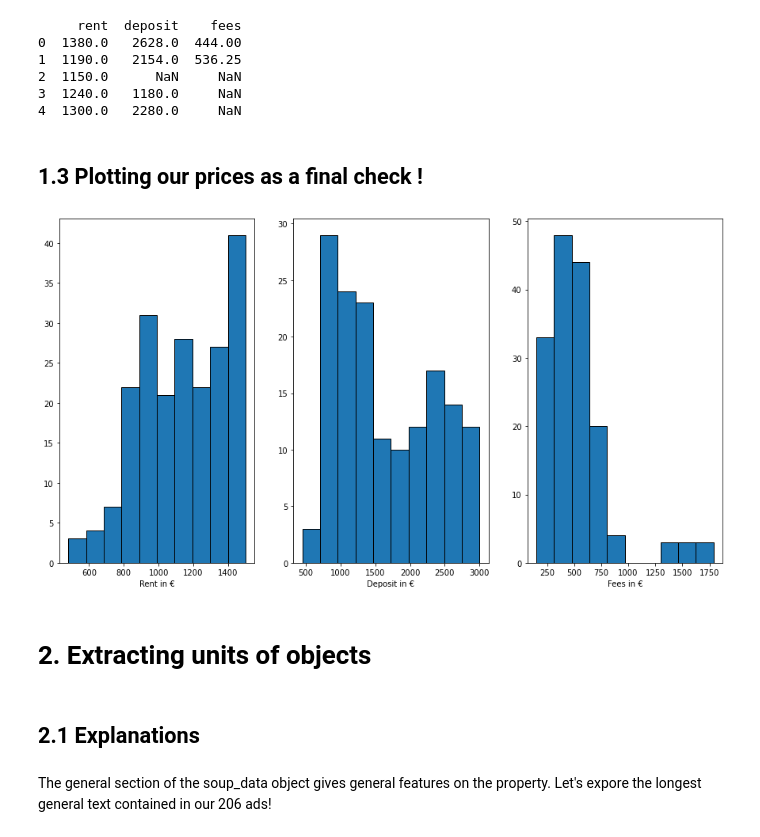
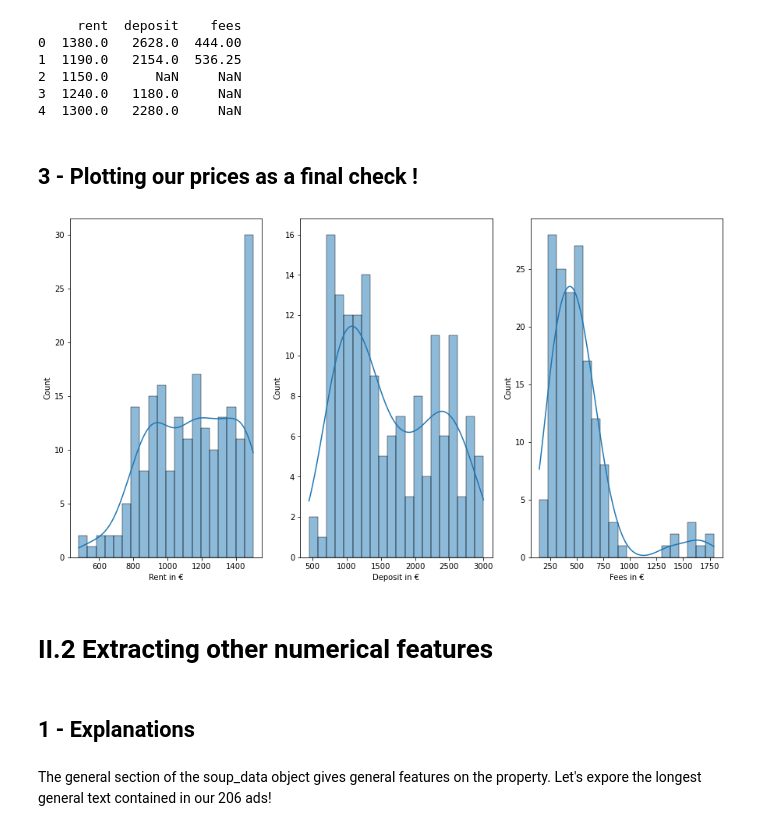
Before and after one commit to jcamarax/webscraping, a Jupyter notebook: webscraping.ipynb, the cells around one changed output. Drawn from its saved outputs; the diff is of its cells as text; code cells hidden in the pictures.

```diff
--- a/webscraping.ipynb
+++ b/webscraping.ipynb
@@ -202,26 +109,26 @@ print(df_1.head())
 3  1240.0   1180.0     NaN
 4  1300.0   2280.0     NaN
 # %% [markdown]
-## 1.3 Plotting our prices as a final check !
+## 3 - Plotting our prices as a final check !
 # %%
 #Let's plot the rent histogram in the 206 ads scraped!
 fig, ax = plt.subplots(1,3)
 
 for i in range(df_1.shape[1]):
-    ax[i].hist(df_1.iloc[:,i], ec = "black")
+    sns.histplot(df_1.iloc[:,i], bins = 20, ax = ax[i], kde = True)
 
 for i,name in enumerate(["Rent in €", "Deposit in €", "Fees in €"]):
     ax[i].set_xlabel(name)
 
 fig.set_figheight(8)
 fig.set_figwidth(15)
 plt.show()
 # %% [output]
-[figure, old version]
+[figure, new version]
 # %% [markdown]
-# 2. Extracting units of objects
+# II.2 Extracting other numerical features
 # %% [markdown]
-## 2.1 Explanations
+## 1 - Explanations
 # %% [markdown]
 The general section of the soup_data object gives general features on the property. Let's expore the longest general text contained in our 206 ads!
 # %%
```
Also changed, not shown: parts of 32 cells of this notebook, 1 other file.
